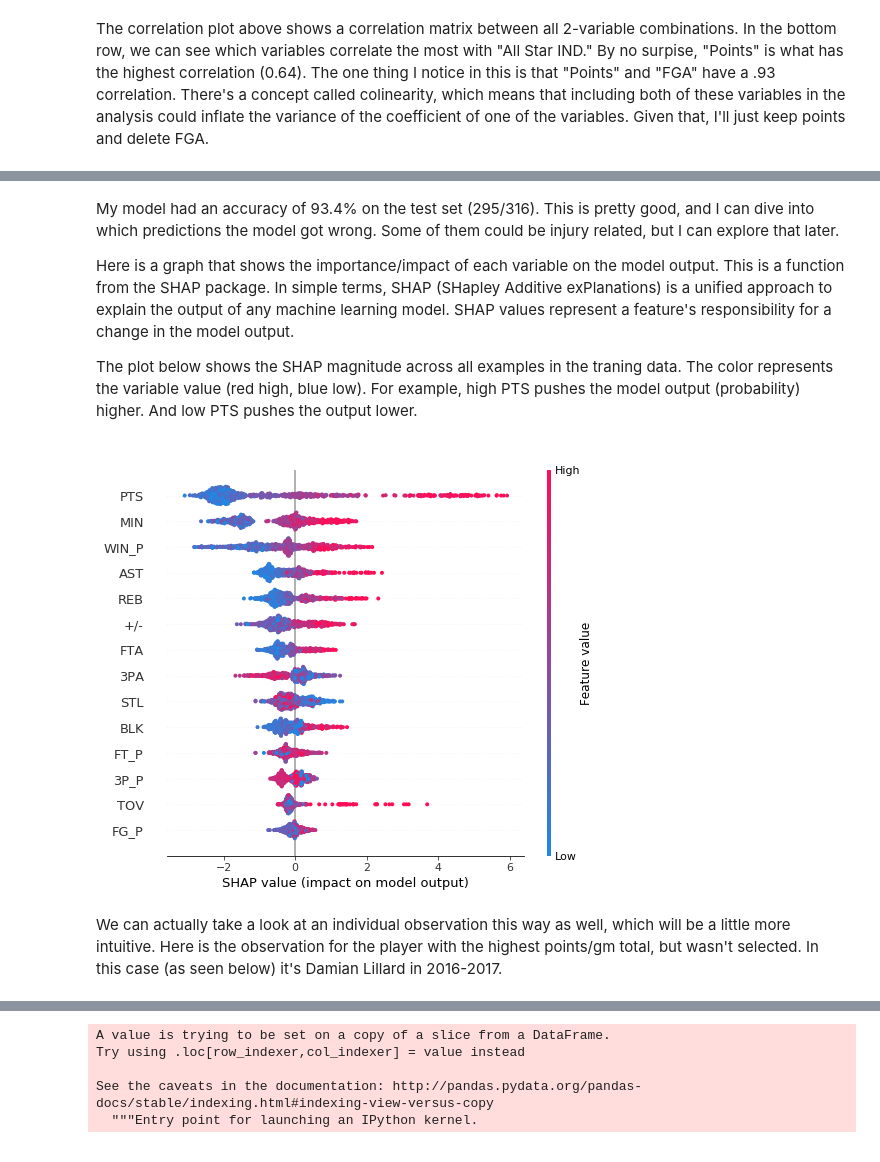
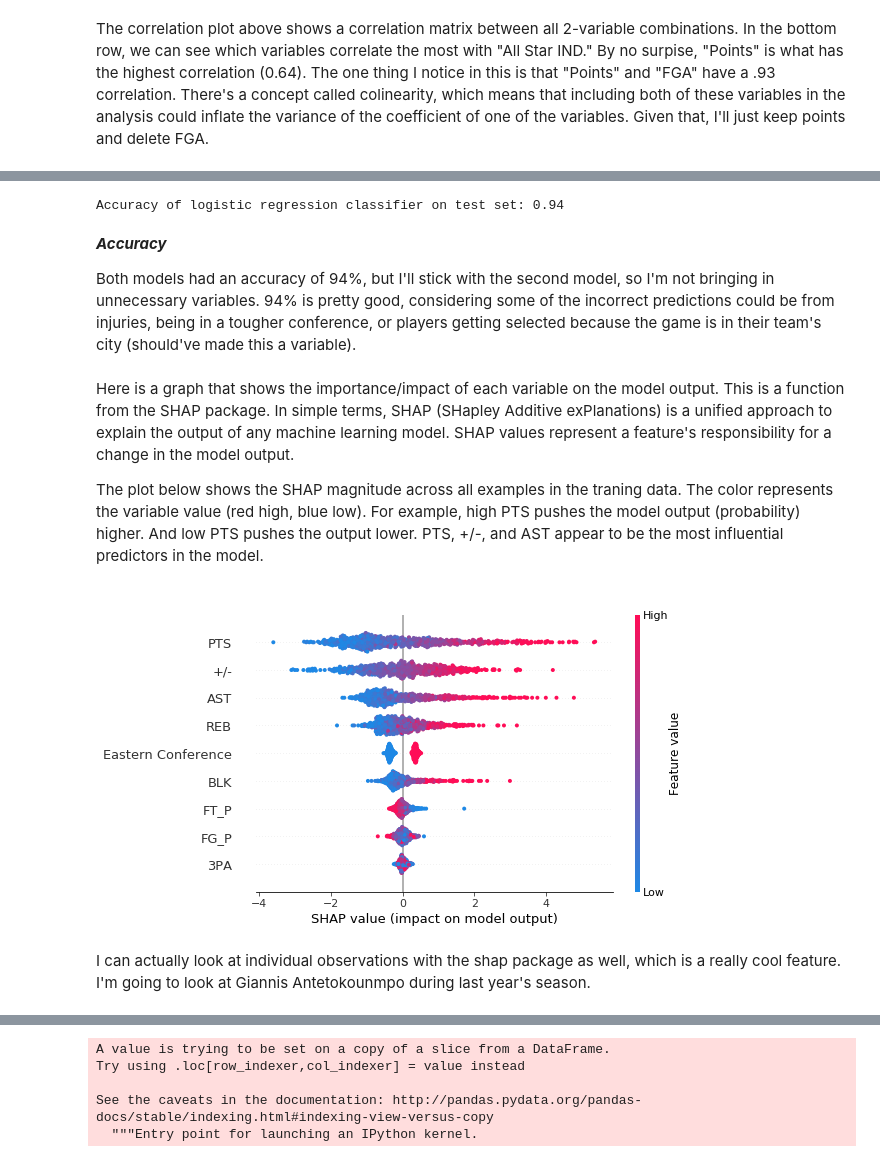
Before and after one commit to spelk24/2019-NBA-All-Star-Model, a Jupyter notebook: NBA 2019 All Star Predictor.ipynb, the cells around one changed output, grey strips where cells are left out. Drawn from its saved outputs; the diff is of its cells as text; code cells hidden in the pictures.

Commit message:
Add files via upload
Logistic regression model.

```diff
--- a/NBA 2019 All Star Predictor.ipynb
+++ b/NBA 2019 All Star Predictor.ipynb
@@ -42,7 +44,7 @@ I have 32 columns, but I'm going ot cut this down. There are more sofisticated w
 # %%
 collist = df.columns.tolist()
 pred_vars = df[['WIN_P','MIN','PTS','FGA','FG_P','3PA','3P_P','FTA',
-                'FT_P','REB','AST','TOV','STL','BLK','+/-','All Star IND']]
+                'FT_P','REB','AST','TOV','STL','BLK','+/-','Eastern Conference','All Star IND']]
 # %%
 pred_vars.head()
 # %% [output]
@@ -92,6 +95,0 @@ shap.initjs()
-# %%
-model2 = xgb.XGBClassifier(max_depth=15, n_estimators=300, learning_rate=0.01, objective = 'binary:logistic')
-model2.fit(train_X,train_Y)
-
-preds_proba = model2.predict_proba(test_X)
-preds = model2.predict(test_X)
@@ -111,0 +128,3 @@ Percent Accuracy: 0.934
+# %%
+train_X2= train_X.drop(labels = ['WIN_P','MIN','3P_P','FTA','TOV','STL'], axis = 1)
+test_X2 = test_X.drop(labels = ['WIN_P','MIN','3P_P','FTA','TOV','STL'], axis = 1)
@@ -112,14 +153,25 @@ Percent Accuracy: 0.934
+# %%
+logreg = LogisticRegression()
+model = logreg.fit(train_X2, train_Y)
+y_pred = logreg.predict(test_X2)
+print('Accuracy of logistic regression classifier on test set: {:.2f}'.format(logreg.score(test_X2, test_Y)))
+# %% [output]
+Accuracy of logistic regression classifier on test set: 0.94
+# %% [markdown]
+***Accuracy***
+
+Both models had an accuracy of 94%, but I'll stick with the second model, so I'm not bringing in unnecessary variables. 94% is pretty good, considering some of the incorrect predictions could be from injuries, being in a tougher conference, or players getting selected because the game is in their team's city (should've made this a variable).
 # %% [markdown]
-My model had an accuracy of 93.4% on the test set (295/316). This is pretty good, and I can dive into which predictions the model got wrong. Some of them could be injury related, but I can explore that later.
-
 Here is a graph that shows the importance/impact of each variable on the model output. This is a function from the SHAP package. In simple terms, SHAP (SHapley Additive exPlanations) is a unified approach to explain the output of any machine learning model. SHAP values represent a feature's responsibility for a change in the model output.
 
-The plot below shows the SHAP magnitude across all examples in the traning data. The color represents the variable value (red high, blue low). For example, high PTS pushes the model output (probability) higher. And low PTS pushes the output lower.
+The plot below shows the SHAP magnitude across all examples in the traning data. The color represents the variable value (red high, blue low). For example, high PTS pushes the model output (probability) higher. And low PTS pushes the output lower. PTS, +/-, and AST appear to be the most influential predictors in the model.
 # %%
 # summarize the effects of all the features
-shap.summary_plot(shap_values, train_X)
+explainer = shap.LinearExplainer(model, train_X2)
+shap_values = explainer.shap_values(train_X2)
+shap.summary_plot(shap_values, train_X2)
 # %% [output]
-[figure, old version]
+[figure, new version]
-# %% [markdown]
-We can actually take a look at an individual observation this way as well, which will be a little more intuitive. Here is the observation for the player with the highest points/gm total, but wasn't selected. In this case (as seen below) it's Damian Lillard in 2016-2017.
+# %% [markdown]
+I can actually look at individual observations with the shap package as well, which is a really cool feature. I'm going to look at Giannis Antetokounmpo during last year's season.
 # %%
```
Also changed, not shown: parts of 27 cells of this notebook.
